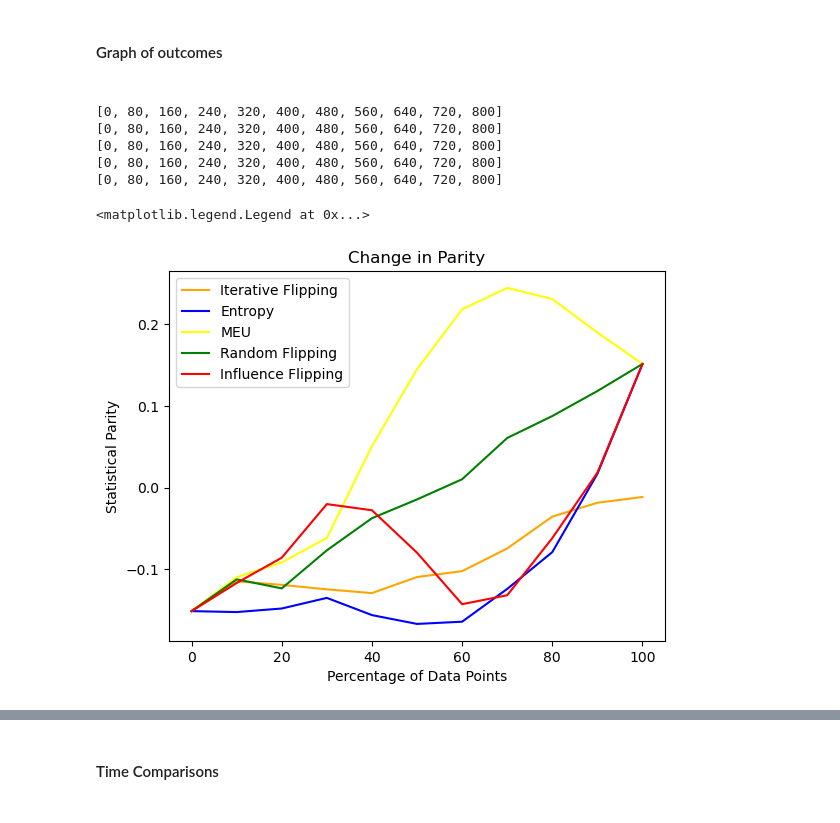
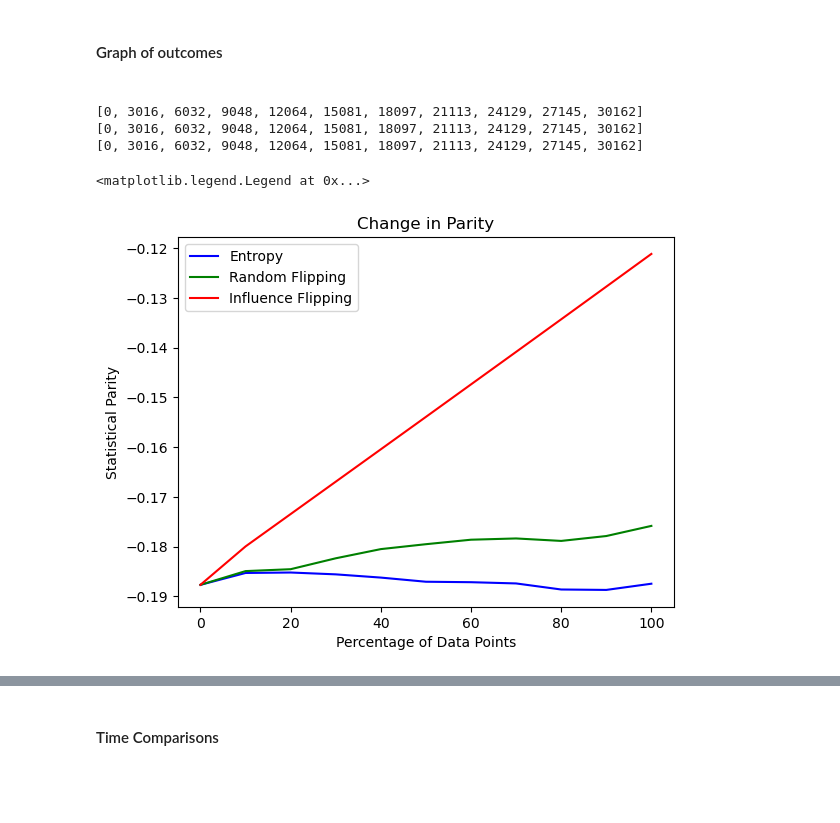
Before and after one commit to s-thandri/labelflipping, a Jupyter notebook: influence_functions/adult_influence 1.ipynb, the cells around one changed output, grey strips where cells are left out. Cells and saved outputs as stored; diff of their text form; code cells hidden in the pictures.

```diff
--- a/influence_functions/adult_influence 1.ipynb
+++ b/influence_functions/adult_influence 1.ipynb
@@ -372,13 +362,14 @@ predicted_prob = log.predict_proba(X_train)
 index_list = []
 entropy_list = []
 
-for index, value in enumerate(predicted_prob):
+for index in range(len(X_train)):
   #Calculate p1 and p2
-  p1=predicted_prob[index,0]
-  p2=predicted_prob[index,1]
+  p1=orig_entropy_prob[index]
+  p2=flipped_entropy_prob[index]
+  #print(f"Index: {index}, p1: {p1}, p2: {p2}")
   #Calculate entropy in 3 steps
-  entropy_calc1 = p1 * math.log(p1,2)
-  entropy_calc2 = p2 * math.log(p2,2)
+  entropy_calc1 = p1 * math.log(p1,2) if p1 > 0 else 0
+  entropy_calc2 = p2 * math.log(p2,2) if p2 > 0 else 0
   entropy_final = -1 * (entropy_calc1 + entropy_calc2)
 
   #Append the values to their respective lists
@@ -398,7 +389,7 @@ sorted_list = sorted(combined_list, key = lambda x: x[0], reverse=True)
 sorted_ent_list, sorted_index_list = zip(*sorted_list)
 entropy_end = time.time() - entropy_start
 # %%
-entropy_train_df['income'] = entropy_train_df['income'].astype('int')
+entropy_train_df['PINCP'] = entropy_train_df['PINCP'].astype('int')
 # %%
 ranked_ent_list = list(sorted_ent_list)
 ranked_idx_list = list(sorted_index_list)
@@ -415,14 +406,14 @@ row_num = 0
 #Loop through and flip based on the entropy values
 for row in range(len(sorted_index_list)):
     row_num = ranked_idx_list[row]
-    if entropy_train_df.at[row_num,'income'] == 0:
-        entropy_train_df.at[row_num,'income'] = 1
+    if entropy_train_df.at[row_num,'PINCP'] == 0:
+        entropy_train_df.at[row_num,'PINCP'] = 1
         ranked_ent_pred = lr_model(entropy_train_df, X_test, clf)
         ranked_ent_parity = computeFairness(ranked_ent_pred, X_test_orig, y_test, 0, dataset)
         ranked_ent_parity_list.append(ranked_ent_parity)
 
-    elif entropy_train_df.at[row_num,'income'] == 1:
-        entropy_train_df.at[row_num,'income'] = 0
+    elif entropy_train_df.at[row_num,'PINCP'] == 1:
+        entropy_train_df.at[row_num,'PINCP'] = 0
         ranked_ent_pred = lr_model(entropy_train_df, X_test, clf)
         ranked_ent_parity = computeFairness(ranked_ent_pred, X_test_orig, y_test, 0, dataset)
         ranked_ent_parity_list.append(ranked_ent_parity)
@@ -440,11 +428,11 @@ indices = [int(i * datapoints_ent / 10) for i in range(0, 10)]
 
 values_entropy = []
 values_entropy.append(spd_0)
-for index in range(1, len(indices_abs) + 1):
+for index in range(1, len(indices) + 1):
     values_entropy.append(ranked_ent_parity_list[index * 80 - 1])
 
 #Plot the Values
-plt.plot([0, 10, 20, 30, 40, 50, 60, 70, 80, 90, 100], values_entropy, label='Entropy Flipping', color='Blue', marker = '^')
+plt.plot([0, 10, 20, 30, 40, 50, 60, 70, 80, 90, 100], values_entropy, label='Uncertainty Reduction', color='Blue', marker = '^')
 
 # Add labels and legend
 plt.xlabel('Percentage of Data Points')
@@ -569,41 +559,39 @@ values_influence = []
 #values_iterative.append(spd_0)
 values_entropy.append(spd_0)
 #values_meu.append(spd_0)
 values_random.append(spd_0)
 values_influence.append(spd_0)
 for index in range(1, len(indices) + 1):
     #values_iterative.append(ranked_greedy_parity_list[index * 80 - 1])
-    values_entropy.append(ranked_ent_parity_list[index * 80 - 1])
+    values_entropy.append(ranked_ent_parity_list[index * 3770 - 1])
     #values_meu.append(meu_ranked_parity_list[index * 80 - 1])
-    values_random.append(random_flip_parity[index * 80 - 1])
-    values_influence.append(flip_parity_abs[index * 80 - 1])
+    values_random.append(random_flip_parity[index * 3770 - 1])
+    values_influence.append(flip_parity_abs[index * 3770 - 1])
 
 
 
 # Plot the values
 # plt.plot(values_iterative, label='Iterative Flipping', color='Orange')
 # plt.plot(values_entropy, label='Entropy', color='Blue')
 # plt.plot(values_meu, label='MEU', color='Yellow')
 # plt.plot(values_random, label='Random Flipping', color='Green')
 # plt.plot( values_influence, label='Influence Flipping', color='Red')
 #plt.plot([0, 10,20, 30, 40, 50, 60, 70, 80, 90, 100], values_iterative, label='Iterative Flipping', color='Orange')
 plt.plot([0, 10,20, 30, 40, 50, 60, 70, 80, 90, 100], values_entropy, label='Entropy', color='Blue')
 #plt.plot([0, 10,20, 30, 40, 50, 60, 70, 80, 90, 100], values_meu, label='MEU', color='Yellow')
 plt.plot([0, 10,20, 30, 40, 50, 60, 70, 80, 90, 100], values_random, label='Random Flipping', color='Green')
 plt.plot([0, 10,20, 30, 40, 50, 60, 70, 80, 90, 100], values_influence, label='Influence Flipping', color='Red')
 
 # Add labels and legend
 plt.xlabel('Percentage of Data Points')
 plt.ylabel('Statistical Parity')
 plt.title('Change in Parity')
 plt.legend()
 # %% [output]
-[0, 80, 160, 240, 320, 400, 480, 560, 640, 720, 800]
-[0, 80, 160, 240, 320, 400, 480, 560, 640, 720, 800]
-[0, 80, 160, 240, 320, 400, 480, 560, 640, 720, 800]
-[0, 80, 160, 240, 320, 400, 480, 560, 640, 720, 800]
-[0, 80, 160, 240, 320, 400, 480, 560, 640, 720, 800]
+[0, 3016, 6032, 9048, 12064, 15081, 18097, 21113, 24129, 27145, 30162]
+[0, 3016, 6032, 9048, 12064, 15081, 18097, 21113, 24129, 27145, 30162]
+[0, 3016, 6032, 9048, 12064, 15081, 18097, 21113, 24129, 27145, 30162]
 <matplotlib.legend.Legend at 0x...>
-[figure, old version]
+[figure, new version]
 # %%
 x_values = range(len(random_flip_parity))
```
Also changed, not shown: parts of 19 cells of this notebook, 2 other files.
